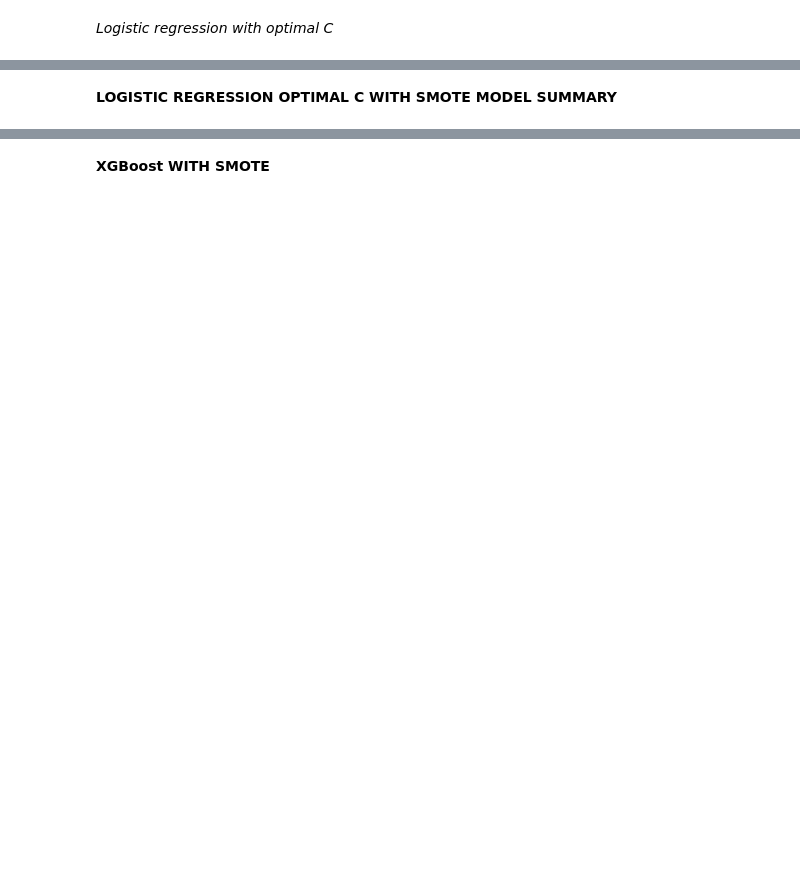
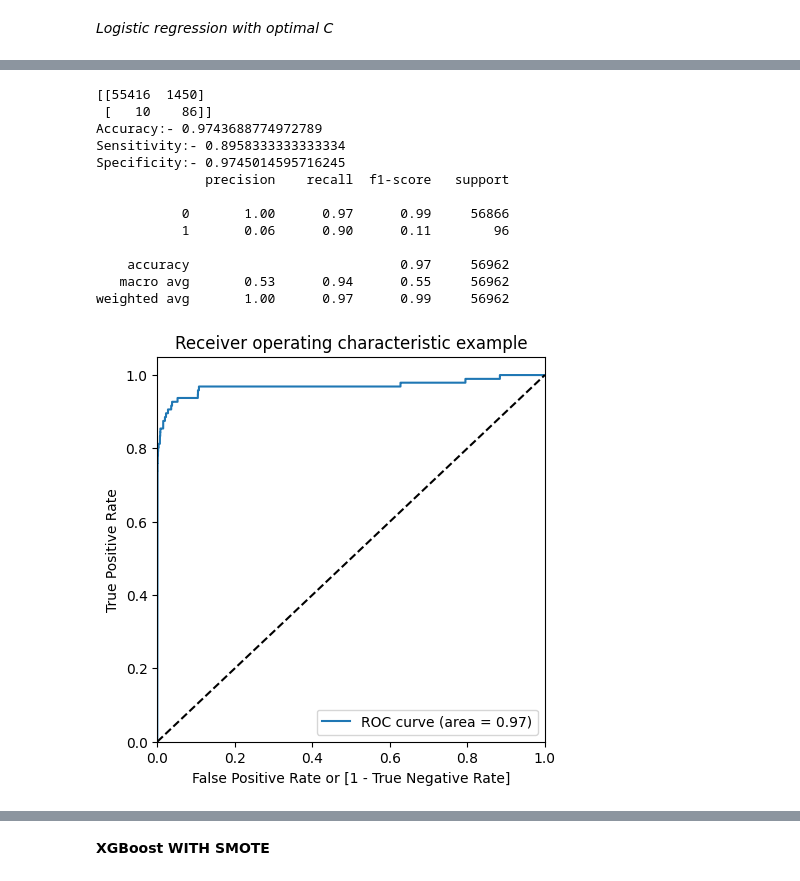
Before and after one commit to sapnasharma10/credit-card-case-study, a Jupyter notebook: Credit_card_fraud_detection_Starter_code.ipynb, the cells around one changed output, grey strips where cells are left out. Drawn from its saved outputs; the diff is of its cells as text; code cells hidden in the pictures; blank space fills up the shorter version.

```diff
--- a/Credit_card_fraud_detection_Starter_code.ipynb
+++ b/Credit_card_fraud_detection_Starter_code.ipynb
@@ -1636,35 +1820,44 @@ draw_roc(y_train_smote, y_train_pred_proba)
 # %%
-# Predicted probability
-y_train_pred_proba_log_smote = logistic_bal_smote_model.predict_proba(X_train_smote)[:,1]
+# Prediction on the test set
+y_test_pred = logistic_bal_smote_model.predict(X_test)
 
 # Confusion matrix
-confusion = metrics.confusion_matrix(y_test, y_train_pred_proba_log_smote)
+confusion = metrics.confusion_matrix(y_test, y_test_pred)
 print(confusion)
 
 TP = confusion[1,1] # true positive
 TN = confusion[0,0] # true negatives
 FP = confusion[0,1] # false positives
 FN = confusion[1,0] # false negatives
-
 # Accuracy
 print("Accuracy:-",metrics.accuracy_score(y_test, y_test_pred))
 
 # Sensitivity
 print("Sensitivity:-",TP / float(TP+FN))
 
 # Specificity
 print("Specificity:-", TN / float(TN+FP))
 
 # classification_report
 print(classification_report(y_test, y_test_pred))
 
 # Predicted probability
 y_test_pred_proba = logistic_bal_smote_model.predict_proba(X_test)[:,1]
-# roc_auc
-auc = metrics.roc_auc_score(y_test, y_test_pred_proba)
-auc
 
 # Plot the ROC curve
 draw_roc(y_test, y_test_pred_proba)
+# %% [output]
+[[55416  1450]
+ [   10    86]]
+Accuracy:- 0.9743688774972789
+Sensitivity:- 0.8958333333333334
+Specificity:- 0.9745014595716245
+              precision    recall  f1-score   support
+
+           0       1.00      0.97      0.99     56866
+           1       0.06      0.90      0.11        96
+
+    accuracy                           0.97     56962
+   macro avg       0.53      0.94      0.55     56962
+weighted avg       1.00      0.97      0.99     56962
+[figure, added]
-# %% [markdown]
-**LOGISTIC REGRESSION OPTIMAL C WITH SMOTE MODEL SUMMARY**
```
Also changed, not shown: parts of 74 cells of this notebook.
